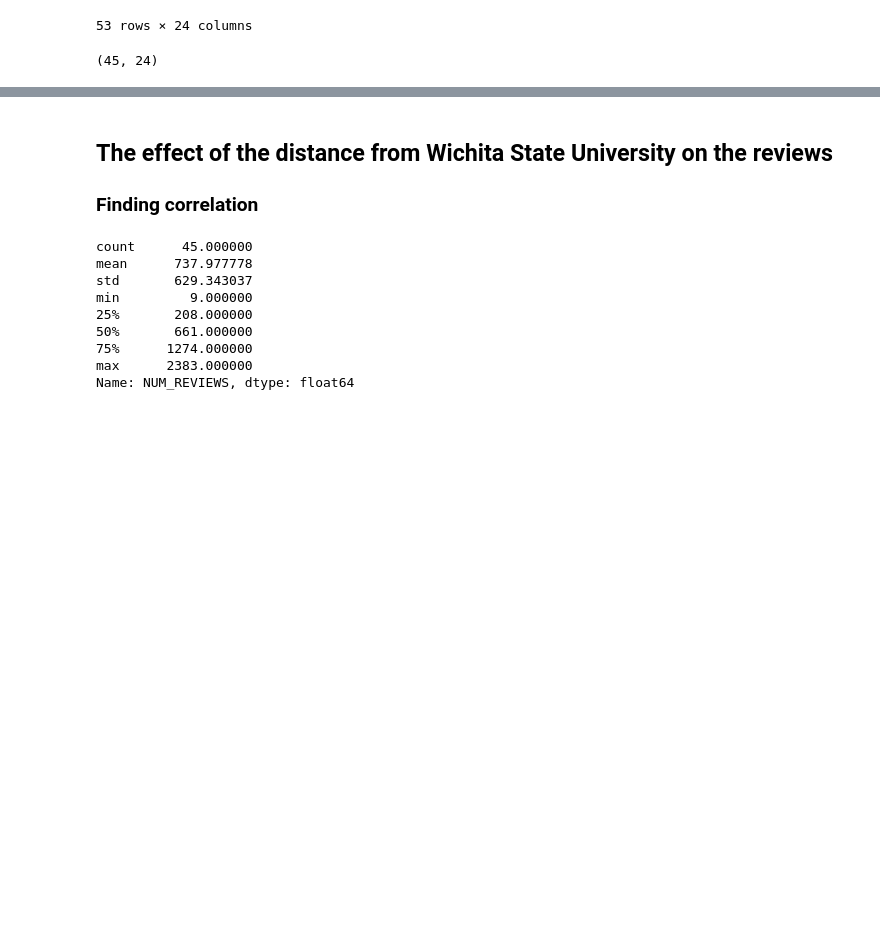
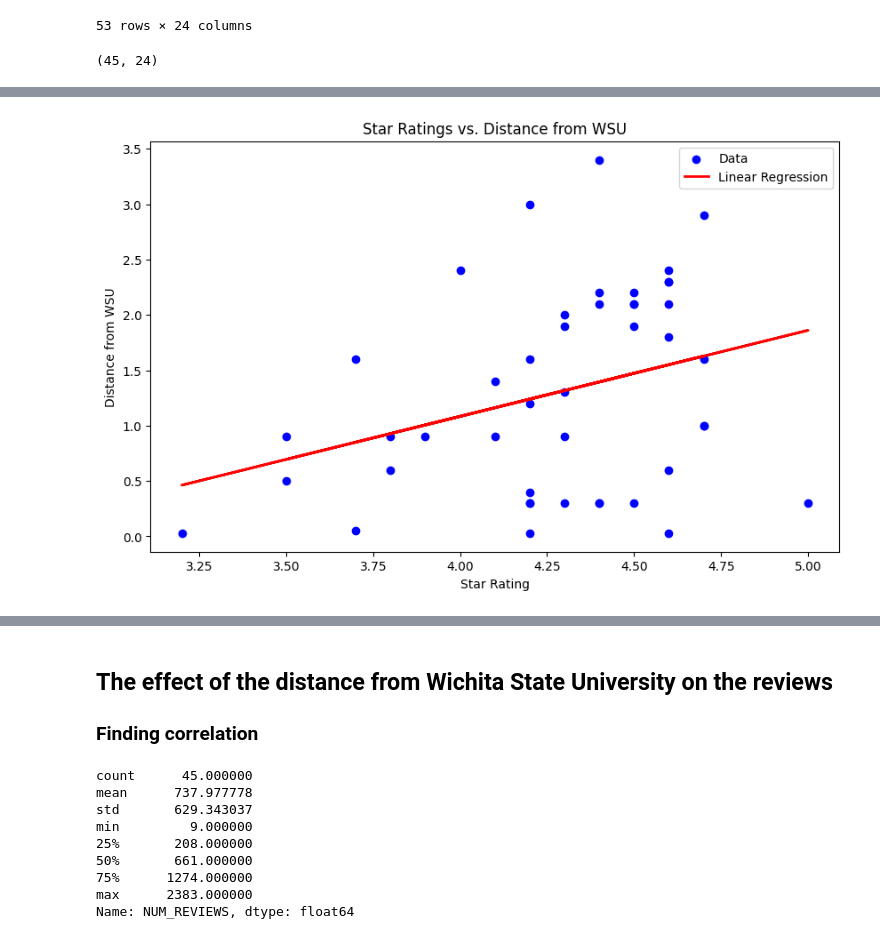
Before and after one commit to MarshallMor/Data-Science-Project, a Jupyter notebook: Group 5 Milestone 1.ipynb, the cells around one changed output, grey strips where cells are left out. Cells and saved outputs as stored; diff of their text form; code cells hidden in the pictures; blank space fills up the shorter version.

```diff
--- a/Group 5 Milestone 1.ipynb
+++ b/Group 5 Milestone 1.ipynb
@@ -285,0 +362,29 @@ restaurants.shape
+# %%
+#Nistler
+#See OLS of NUMREVIEWS based on Distance from WSU
+X = restaurants[['RATINGS_OUTOF5']]
+y = restaurants['DISTANCE FROM WSU']
+
+# Fit linear regression model
+regression = LinearRegression()
+regression.fit(X, y)
+
+# Predictions using the fitted model
+y_pred = regression.predict(X)
+
+# Plot scatter plot and regression line
+plt.figure(figsize=(10, 6))
+plt.scatter(X, y, color='blue', label='Data')
+plt.plot(X, y_pred, color='red', linewidth=2, label='Linear Regression')
+
+# Add labels and title
+plt.xlabel('Star Rating')
+plt.ylabel('Distance from WSU')
+plt.title('Star Ratings vs. Distance from WSU')
+
+# Add legend
+plt.legend()
+
+plt.show()
+# %% [output]
+[figure, added]
```
Also changed, not shown: parts of 13 cells of this notebook.
